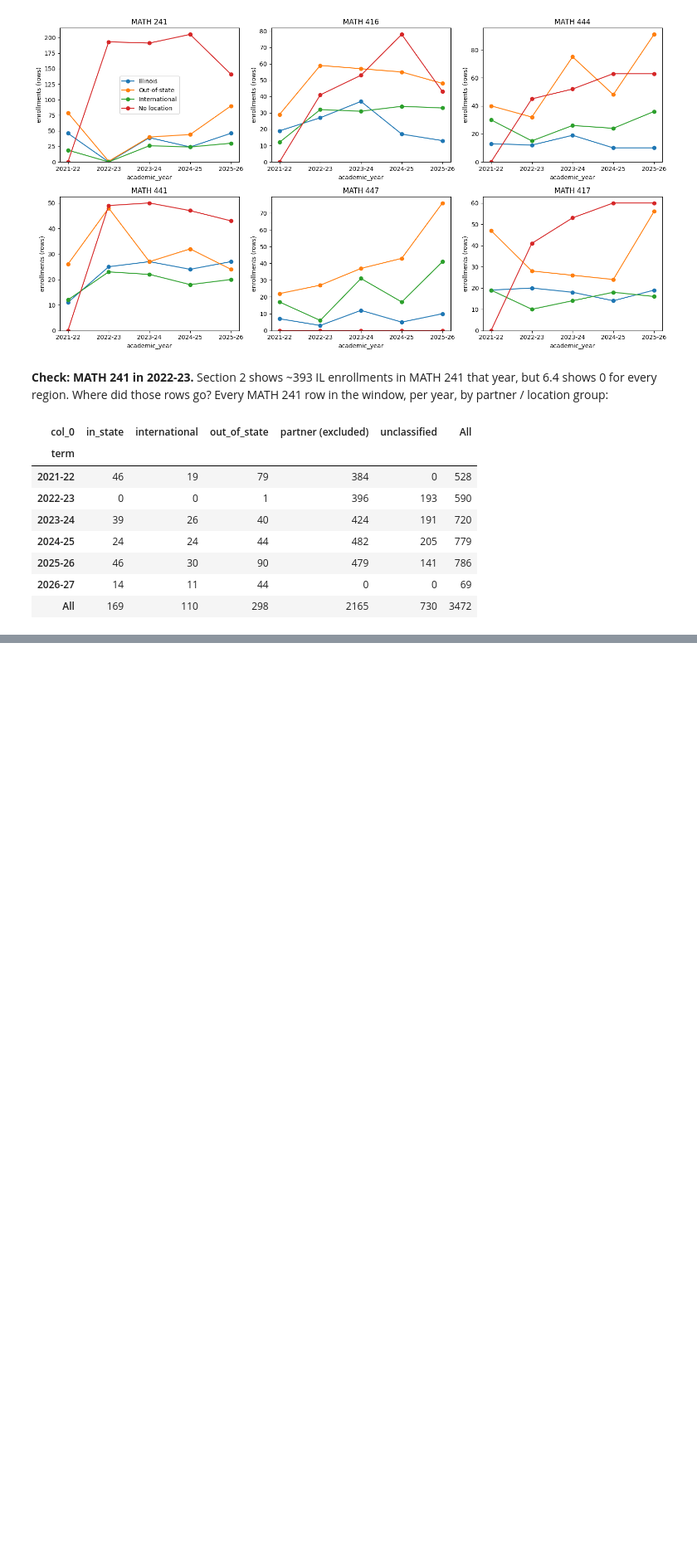
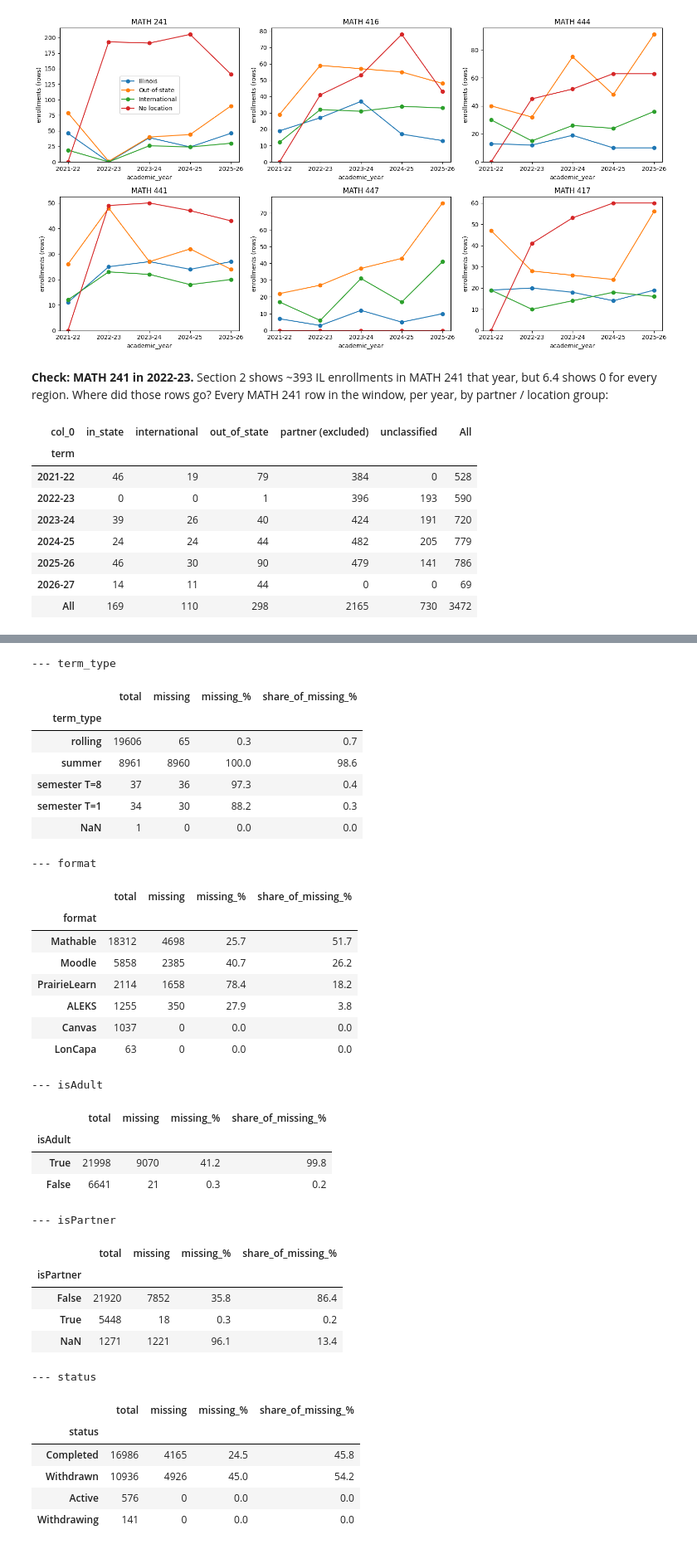
Before and after one commit to Sherry438/NetMath-Data-Analysis, a Jupyter notebook: notebooks/03_illinois_enrollment_trends.ipynb, the cells around one changed output, grey strips where cells are left out. Shown at 83% size. Drawn from its saved outputs; the diff is of its cells as text; code cells hidden in the pictures; blank space fills up the shorter version.

```diff
--- a/notebooks/03_illinois_enrollment_trends.ipynb
+++ b/notebooks/03_illinois_enrollment_trends.ipynb
@@ -1039,0 +1042,18 @@ pd.crosstab(
+# %%
+df_all = pd.DataFrame(list(db.students.find()))
+df_all = add_location_columns(df_all)
+df_all = fill_location_from_formatted(df_all)
+print("all records:", df_all.shape)
+
+checks = {
+    "term notna": df_all["term"].notna(),
+    "crn notna": df_all["crn"].notna(),
+    "startDate notna": df_all["startDate"].notna(),
+    "status notna": df_all["status"].notna(),
+    "course notna": df_all["course"].notna(),
+    "test != True": df_all["test"] != True,
+}
+for name, mask in checks.items():
+    print(f"{name:<18} {mask.sum()}")
+print("unique netId:", df_all["netId"].nunique())
+print("\nstatus:", df_all["status"].value_counts(dropna=False).to_dict())
@@ -1039,0 +1104,50 @@ pd.crosstab(
+# %%
+def missing_table(col):
+    t = df_all.groupby(col, dropna=False)["missing_location"].agg(total="size", missing="sum")
+    t["missing_%"] = (t["missing"] / t["total"] * 100).round(1)
+    t["share_of_missing_%"] = (t["missing"] / t["missing"].sum() * 100).round(1)
+    return t
+
+missing_tables = {col: missing_table(col) for col in
+                  ["term", "term_year", "term_type", "format", "isAdult", "isPartner", "status", "course"]}
+
+with pd.option_context("display.max_rows", None):
+    for col in ["term_type", "format", "isAdult", "isPartner", "status"]:
+        print(f"--- {col}")
+        display(missing_tables[col].sort_values("total", ascending=False))
+# %% [output]
+--- term_type
+|  | total | missing | missing_% | share_of_missing_% |
+| term_type |  |  |  |  |
+| rolling | 19606 | 65 | 0.3 | 0.7 |
+| summer | 8961 | 8960 | 100.0 | 98.6 |
+| semester T=8 | 37 | 36 | 97.3 | 0.4 |
+| semester T=1 | 34 | 30 | 88.2 | 0.3 |
+| NaN | 1 | 0 | 0.0 | 0.0 |
+--- format
+|  | total | missing | missing_% | share_of_missing_% |
+| format |  |  |  |  |
+| Mathable | 18312 | 4698 | 25.7 | 51.7 |
+| Moodle | 5858 | 2385 | 40.7 | 26.2 |
+| PrairieLearn | 2114 | 1658 | 78.4 | 18.2 |
+| ALEKS | 1255 | 350 | 27.9 | 3.8 |
+| Canvas | 1037 | 0 | 0.0 | 0.0 |
+| LonCapa | 63 | 0 | 0.0 | 0.0 |
+--- isAdult
+|  | total | missing | missing_% | share_of_missing_% |
+| isAdult |  |  |  |  |
+| True | 21998 | 9070 | 41.2 | 99.8 |
+| False | 6641 | 21 | 0.3 | 0.2 |
+--- isPartner
+|  | total | missing | missing_% | share_of_missing_% |
+| isPartner |  |  |  |  |
+| False | 21920 | 7852 | 35.8 | 86.4 |
+| True | 5448 | 18 | 0.3 | 0.2 |
+| NaN | 1271 | 1221 | 96.1 | 13.4 |
+--- status
+|  | total | missing | missing_% | share_of_missing_% |
+| status |  |  |  |  |
+| Completed | 16986 | 4165 | 24.5 | 45.8 |
+| Withdrawn | 10936 | 4926 | 45.0 | 54.2 |
+| Active | 576 | 0 | 0.0 | 0.0 |
+| Withdrawing | 141 | 0 | 0.0 | 0.0 |
```
Also changed, not shown: parts of 9 cells of this notebook.
